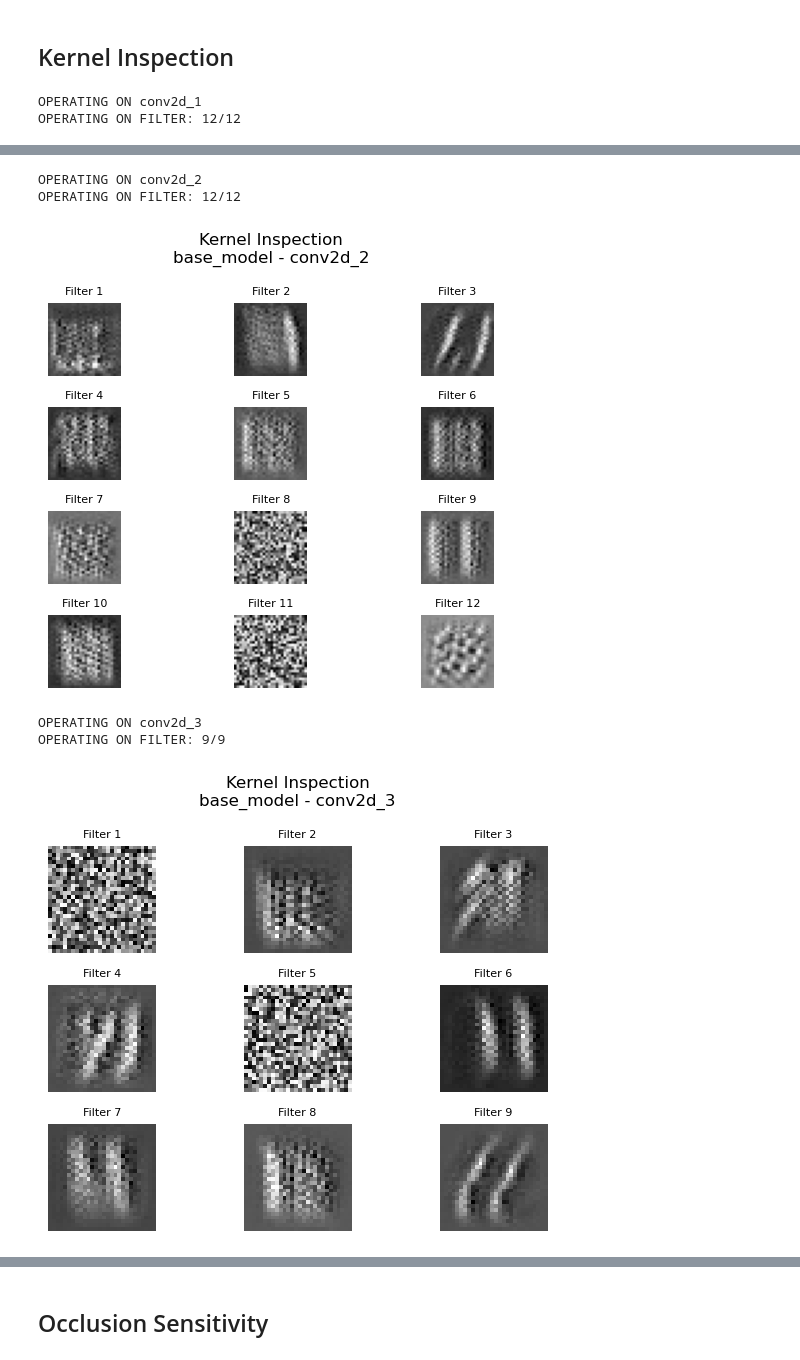
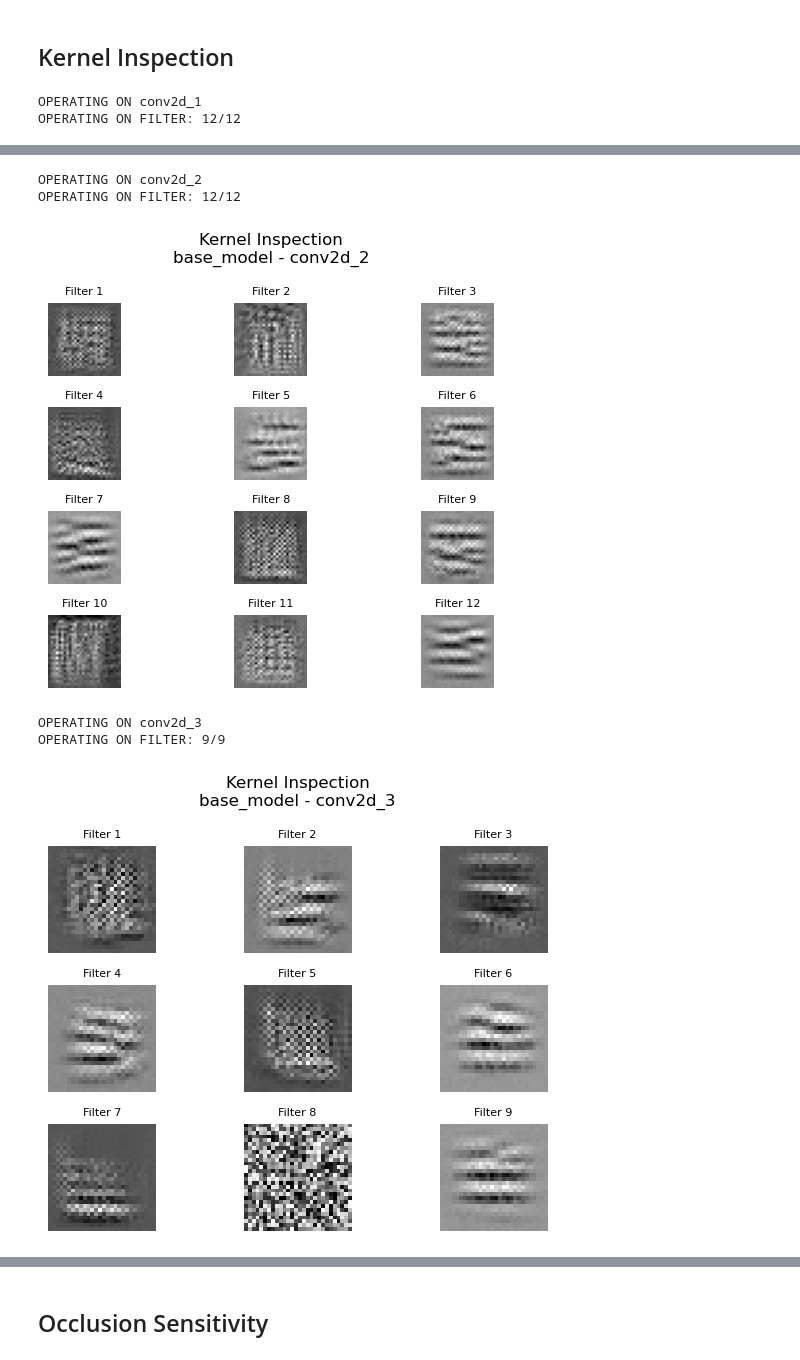
Before and after one commit to hmcalister/Tensorflow-Intepretability-Project, a Jupyter notebook: MNIST_Interpretability.ipynb, the cells around one changed output, grey strips where cells are left out. Cells and saved outputs as stored; diff of their text form; code cells hidden in the pictures.

```diff
--- a/MNIST_Interpretability.ipynb
+++ b/MNIST_Interpretability.ipynb
@@ -14,10 +14,10 @@ print(tf.config.list_physical_devices('GPU'))
 [PhysicalDevice(name='/physical_device:GPU:0', device_type='GPU')]
 # %%
 MODEL_SAVE_PATH = "models/mnist_intepretability_model"
-LOAD_MODEL = False
+LOAD_MODEL = True
 TRAIN_MODEL = not LOAD_MODEL
 
-task_digit_labels = [0,1]
+task_digit_labels = [1,7]
 epochs = 5
 training_batches = 300
 validation_batches = 100
@@ -46,9 +46,9 @@ else:
 
     model = tf.keras.Model(inputs=model_inputs, outputs=model_layer, name="base_model")
 
-# if len(task_digit_labels) == 2:
-#     loss_fn = tf.keras.losses.BinaryCrossentropy(from_logits=True)
-# else:
-loss_fn = tf.keras.losses.CategoricalCrossentropy(from_logits=True)
+if len(task_digit_labels) == 2:
+    loss_fn = tf.keras.losses.BinaryCrossentropy(from_logits=True)
+else:
+    loss_fn = tf.keras.losses.CategoricalCrossentropy(from_logits=True)
 model.summary()
 # %% [output]
@@ -144,9 +133,9 @@ THRESHOLD MODEL: {'loss': 0.001311739906668663}
 # %% [markdown]
 ## Kernel Inspection
 # %%
-kernel_inspection(model=task.model, steps=500, step_size=0.1, layer_name="conv2d_1")
-kernel_inspection(model=task.model, steps=500, step_size=0.1, layer_name="conv2d_2")
-kernel_inspection(model=task.model, steps=500, step_size=0.1, layer_name="conv2d_3")
+kernel_inspection(model=task.model, steps=100, step_size=0.05, layer_name="conv2d_1")
+kernel_inspection(model=task.model, steps=100, step_size=0.05, layer_name="conv2d_2")
+kernel_inspection(model=task.model, steps=100, step_size=0.05, layer_name="conv2d_3")
 # %% [output]
 OPERATING ON conv2d_1
 OPERATING ON FILTER: 12/12
@@ -154,7 +143,7 @@ OPERATING ON FILTER: 12/12
 OPERATING ON conv2d_2
 OPERATING ON FILTER: 12/12
-[figure, old version]
+[figure, new version]
 OPERATING ON conv2d_3
 OPERATING ON FILTER: 9/9
-[figure, old version]
+[figure, new version]
 # %%
```
Also changed, not shown: parts of 11 cells of this notebook.
